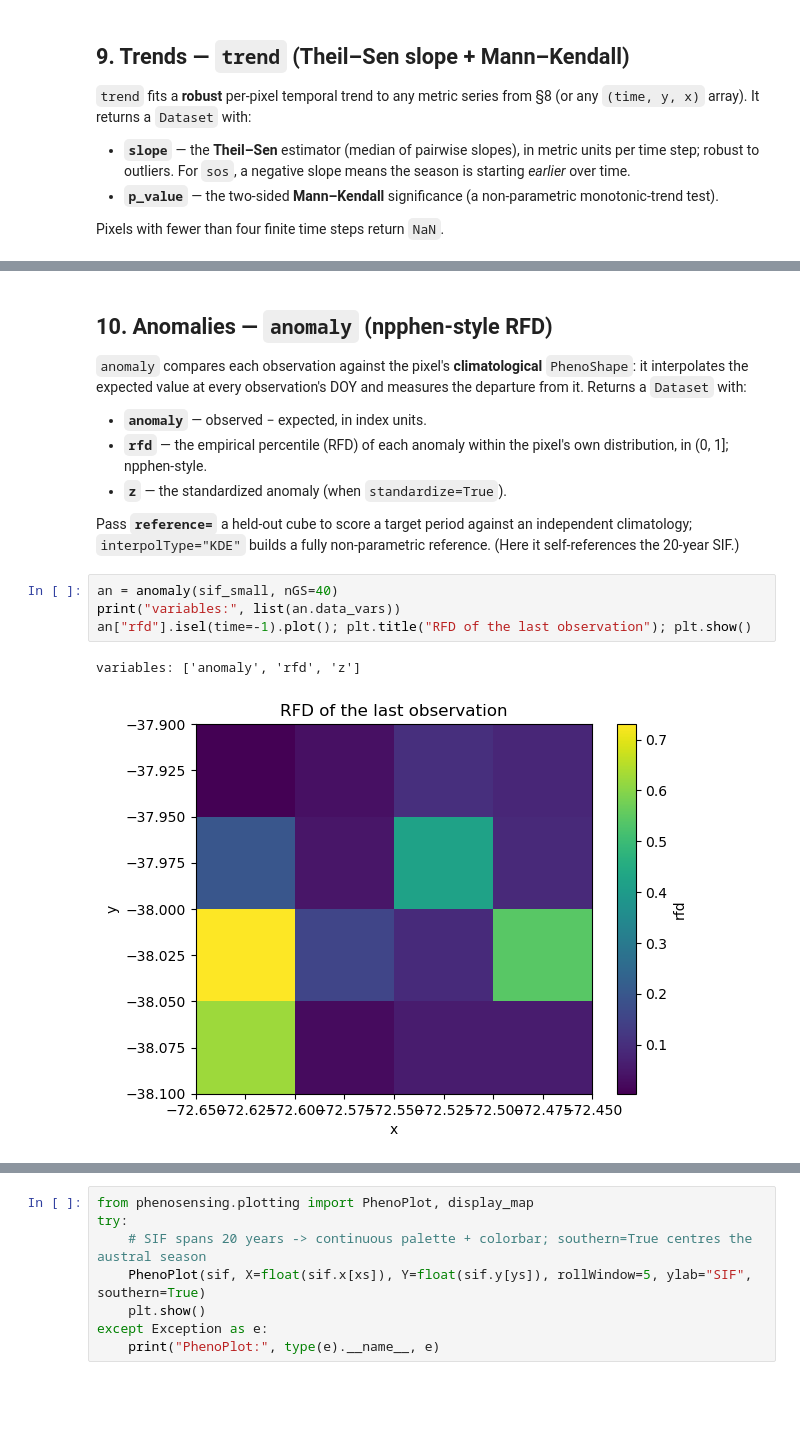
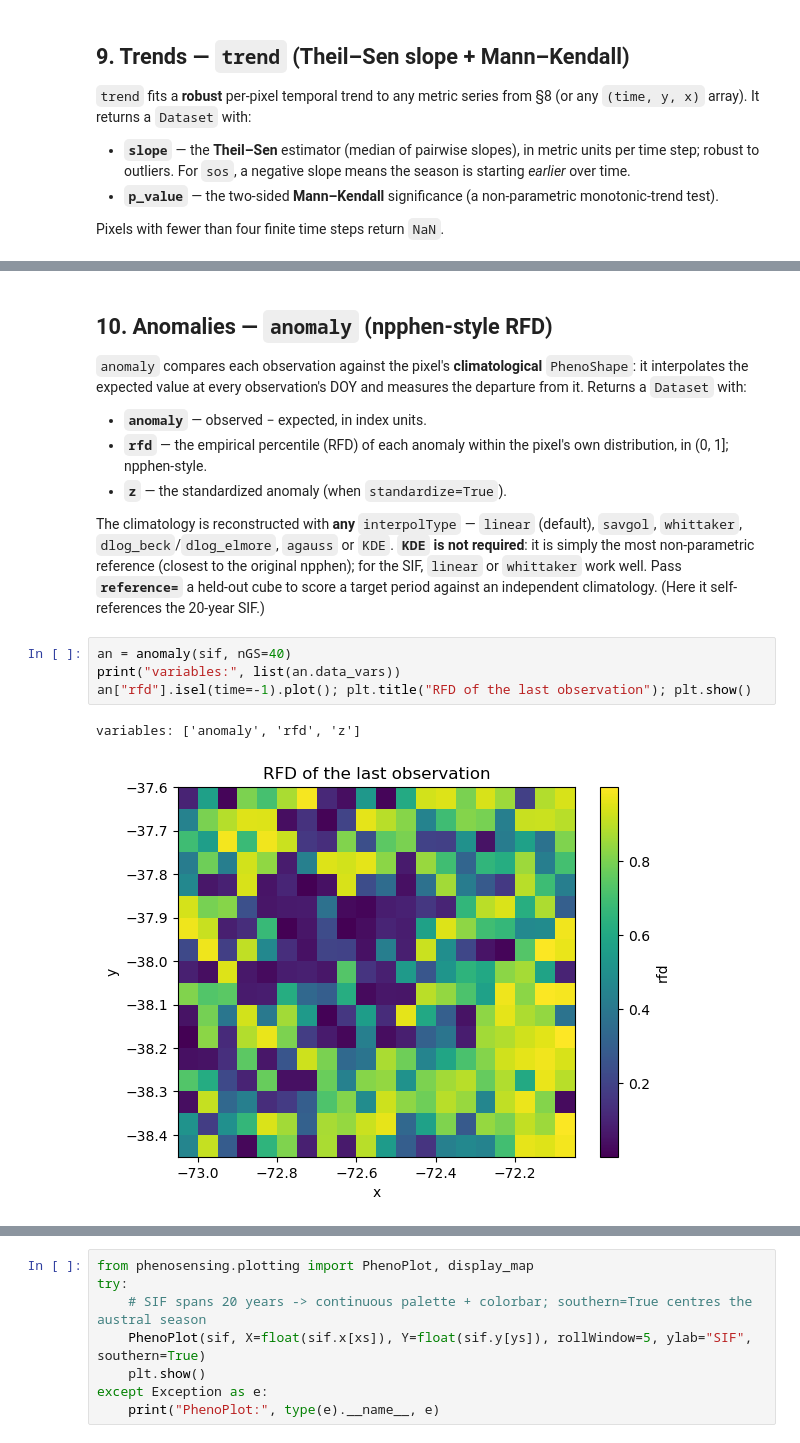
Before and after one commit to JavierLopatin/PhenoPY, a Jupyter notebook: examples/tutorial.ipynb, the cells around one changed output, grey strips where cells are left out. Drawn from its saved outputs; the diff is of its cells as text; blank space fills up the shorter version.

```diff
--- a/examples/tutorial.ipynb
+++ b/examples/tutorial.ipynb
@@ -356,16 +378,19 @@ measures the departure from it. Returns a `Dataset` with:
   distribution, in (0, 1]; npphen-style.
 - **`z`** — the standardized anomaly (when `standardize=True`).
 
-Pass **`reference=`** a held-out cube to score a target period against an
-independent climatology; `interpolType="KDE"` builds a fully non-parametric
-reference. (Here it self-references the 20-year SIF.)
+The climatology is reconstructed with **any** `interpolType` — `linear` (default),
+`savgol`, `whittaker`, `dlog_beck`/`dlog_elmore`, `agauss` or `KDE`. **`KDE` is not
+required**: it is simply the most non-parametric reference (closest to the original
+npphen); for the SIF, `linear` or `whittaker` work well. Pass **`reference=`** a
+held-out cube to score a target period against an independent climatology. (Here it
+self-references the 20-year SIF.)
 # %%
-an = anomaly(sif_small, nGS=40)
+an = anomaly(sif, nGS=40)
 print("variables:", list(an.data_vars))
 an["rfd"].isel(time=-1).plot(); plt.title("RFD of the last observation"); plt.show()
 # %% [output]
 variables: ['anomaly', 'rfd', 'z']
-[figure, old version]
+[figure, new version]
 # %% [markdown]
 ## 11. Per-metric uncertainty — `uncertainty` (bootstrap)
 
```
Also changed, not shown: parts of 12 cells of this notebook, 10 other files.
